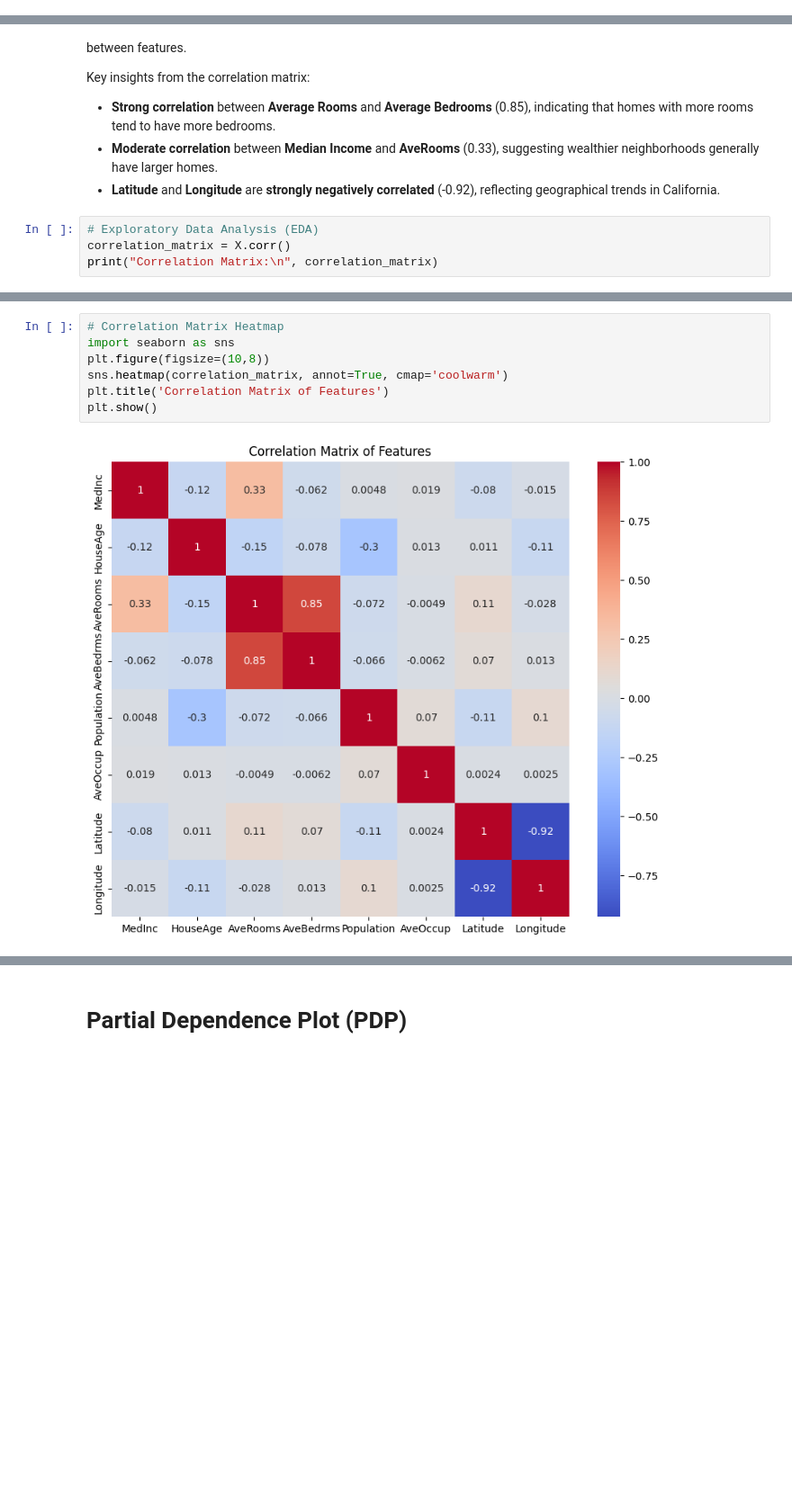
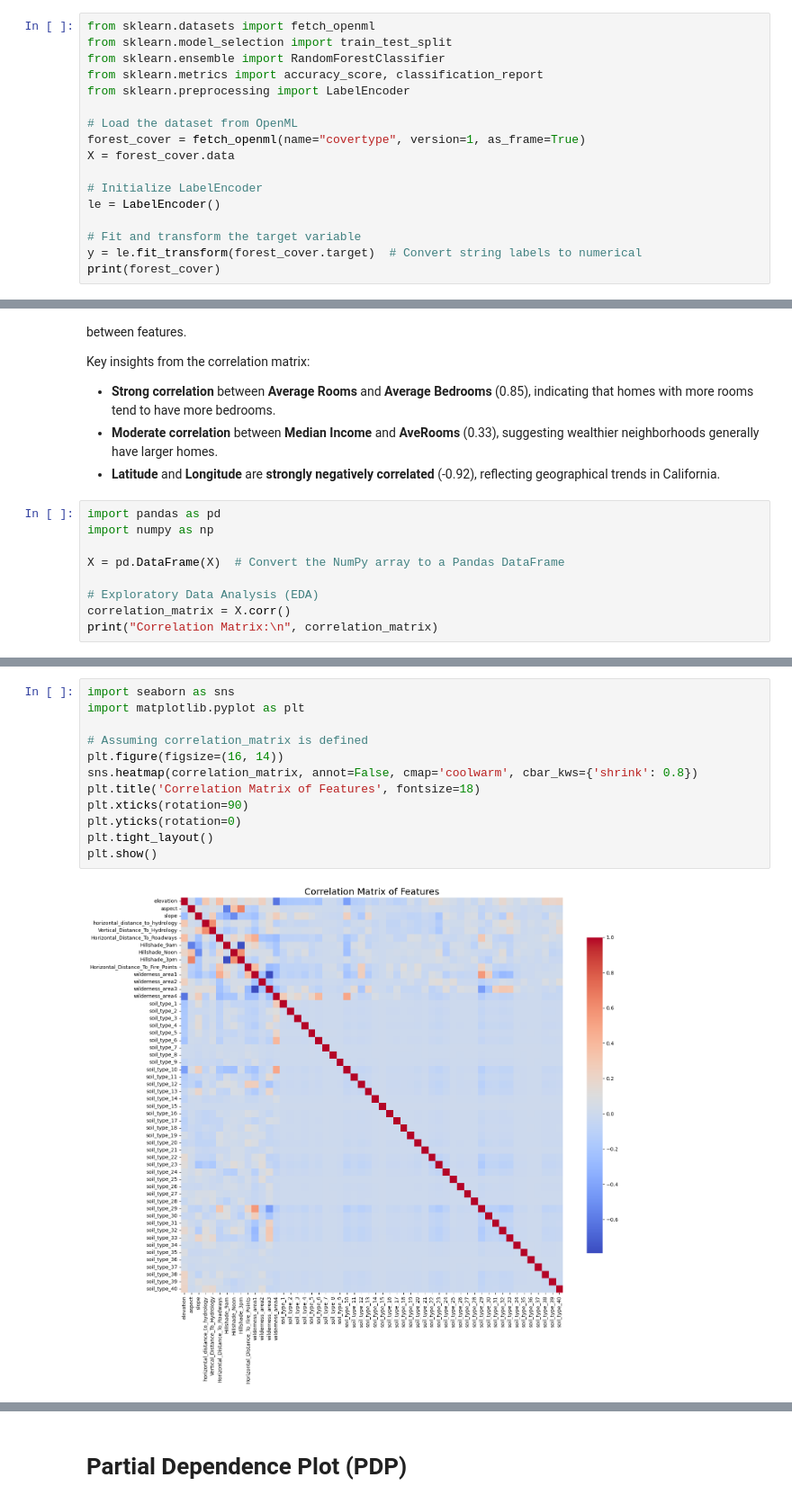
Before and after one commit to aiyufan3/Explainability-in-Random-Forest-Models-Feature, a Jupyter notebook: AIPI_Assignment_6.ipynb, the cells around one changed output, grey strips where cells are left out. Shown at 90% size. Drawn from its saved outputs; the diff is of its cells as text; blank space fills up the shorter version.

```diff
--- a/AIPI_Assignment_6.ipynb
+++ b/AIPI_Assignment_6.ipynb
@@ -67,0 +65,17 @@ y = data.target
+# %%
+from sklearn.datasets import fetch_openml
+from sklearn.model_selection import train_test_split
+from sklearn.ensemble import RandomForestClassifier
+from sklearn.metrics import accuracy_score, classification_report
+from sklearn.preprocessing import LabelEncoder
+
+# Load the dataset from OpenML
+forest_cover = fetch_openml(name="covertype", version=1, as_frame=True)
+X = forest_cover.data
+
+# Initialize LabelEncoder
+le = LabelEncoder()
+
+# Fit and transform the target variable
+y = le.fit_transform(forest_cover.target)  # Convert string labels to numerical
+print(forest_cover)
@@ -86,6 +170,11 @@ Key insights from the correlation matrix:
 - **Moderate correlation** between **Median Income** and **AveRooms** (0.33), suggesting wealthier neighborhoods generally have larger homes.
 - **Latitude** and **Longitude** are **strongly negatively correlated** (-0.92), reflecting geographical trends in California.
 # %%
+import pandas as pd
+import numpy as np
+
+X = pd.DataFrame(X)  # Convert the NumPy array to a Pandas DataFrame
+
 # Exploratory Data Analysis (EDA)
 correlation_matrix = X.corr()
 print("Correlation Matrix:\n", correlation_matrix)
@@ -113,9 +199,14 @@ Longitude  -0.924664   1.000000
 # %%
-# Correlation Matrix Heatmap
 import seaborn as sns
-plt.figure(figsize=(10,8))
-sns.heatmap(correlation_matrix, annot=True, cmap='coolwarm')
-plt.title('Correlation Matrix of Features')
+import matplotlib.pyplot as plt
+
+# Assuming correlation_matrix is defined
+plt.figure(figsize=(16, 14))
+sns.heatmap(correlation_matrix, annot=False, cmap='coolwarm', cbar_kws={'shrink': 0.8})
+plt.title('Correlation Matrix of Features', fontsize=18)
+plt.xticks(rotation=90)
+plt.yticks(rotation=0)
+plt.tight_layout()
 plt.show()
 # %% [output]
-[figure, old version]
+[figure, new version]
```
Also changed, not shown: parts of 55 cells of this notebook.
